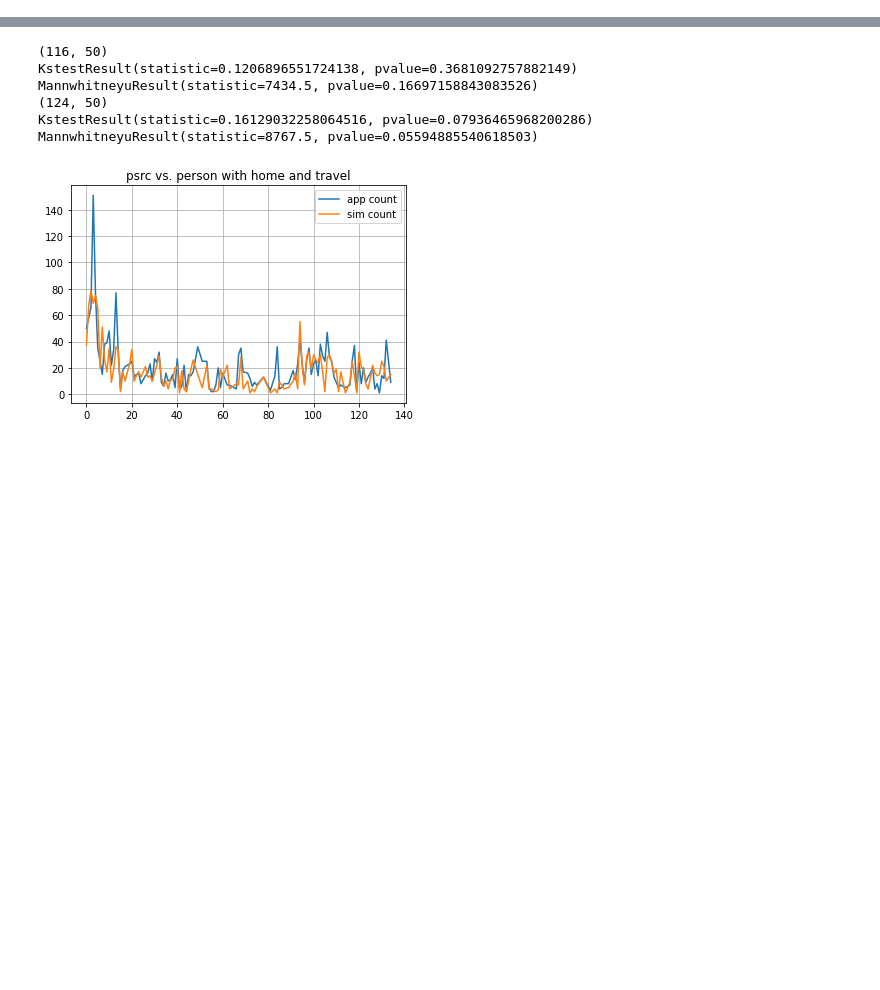
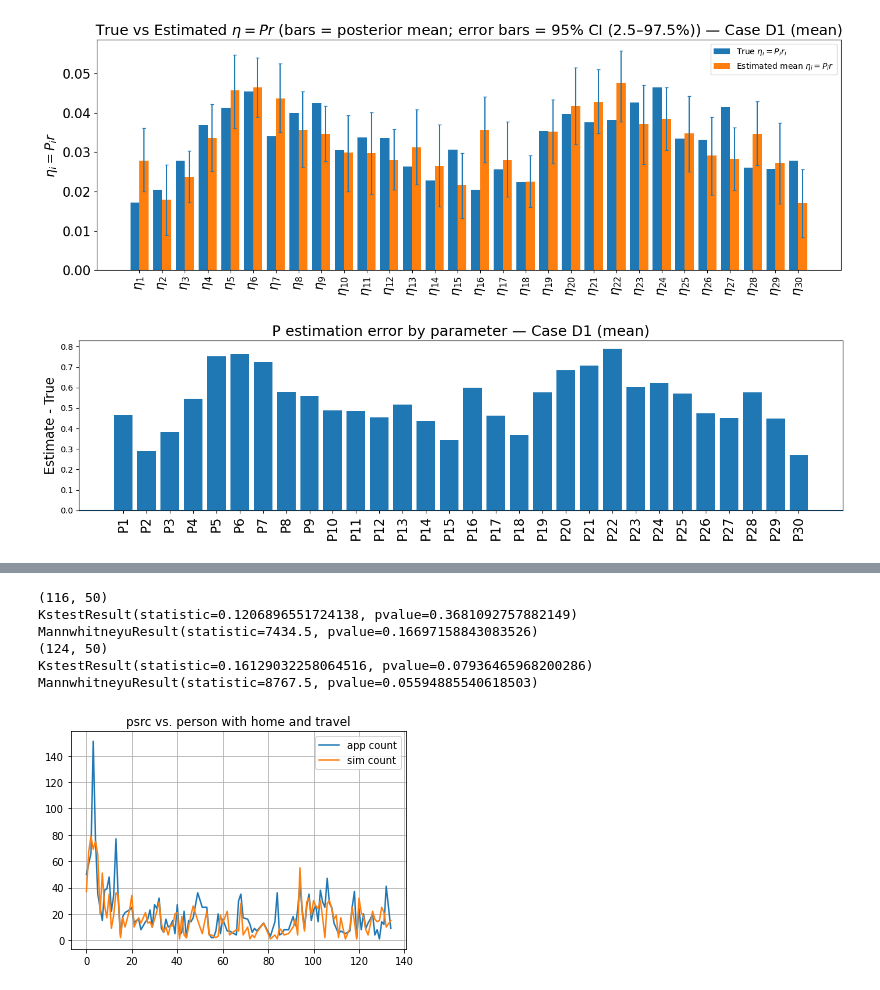
Before and after one commit to Yiran6/app_baseddata_processing, a Jupyter notebook: dgp_stage_1_test_data_processing.ipynb, the cells around one changed output, grey strips where cells are left out. Saved outputs shown, nothing was run; the diff lists cells and outputs as text; code cells hidden in the pictures; blank space fills up the shorter version.

```diff
--- a/dgp_stage_1_test_data_processing.ipynb
+++ b/dgp_stage_1_test_data_processing.ipynb
@@ -46,0 +744,11 @@ os.chdir(basepath)
+# %%
+summary_path = os.path.join(basepath, est_csv[3])
+metrics_df_demo_mean = evaluate_case_eta(summary_path, P_true_A, r_d_true_mean, label="Case D1 (mean)")
+#print(metrics_df.sort_values(["target", "metric"]).to_string(index=False))
+
+# Plots
+plot_eta_bars(summary_path, P_true_A * r_d_true_mean, label="Case D1 (mean)", show_ci=True)
+plot_P_errors(summary_path, P_true_A * r_d_true_mean, label="Case D1 (mean)")
+# %% [output]
+[figure, added]
+[figure, added]
```
Also changed, not shown: parts of 55 cells of this notebook.
